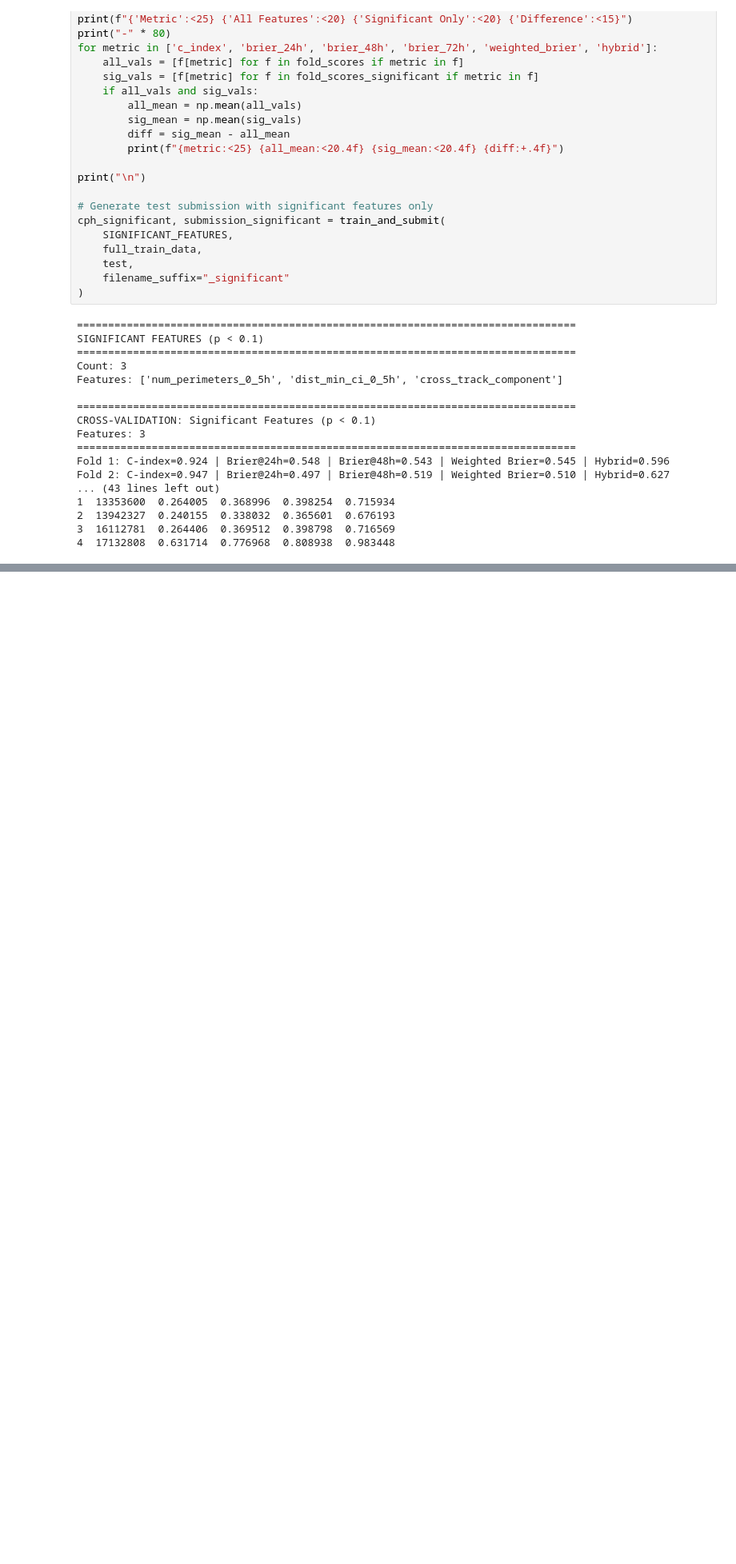
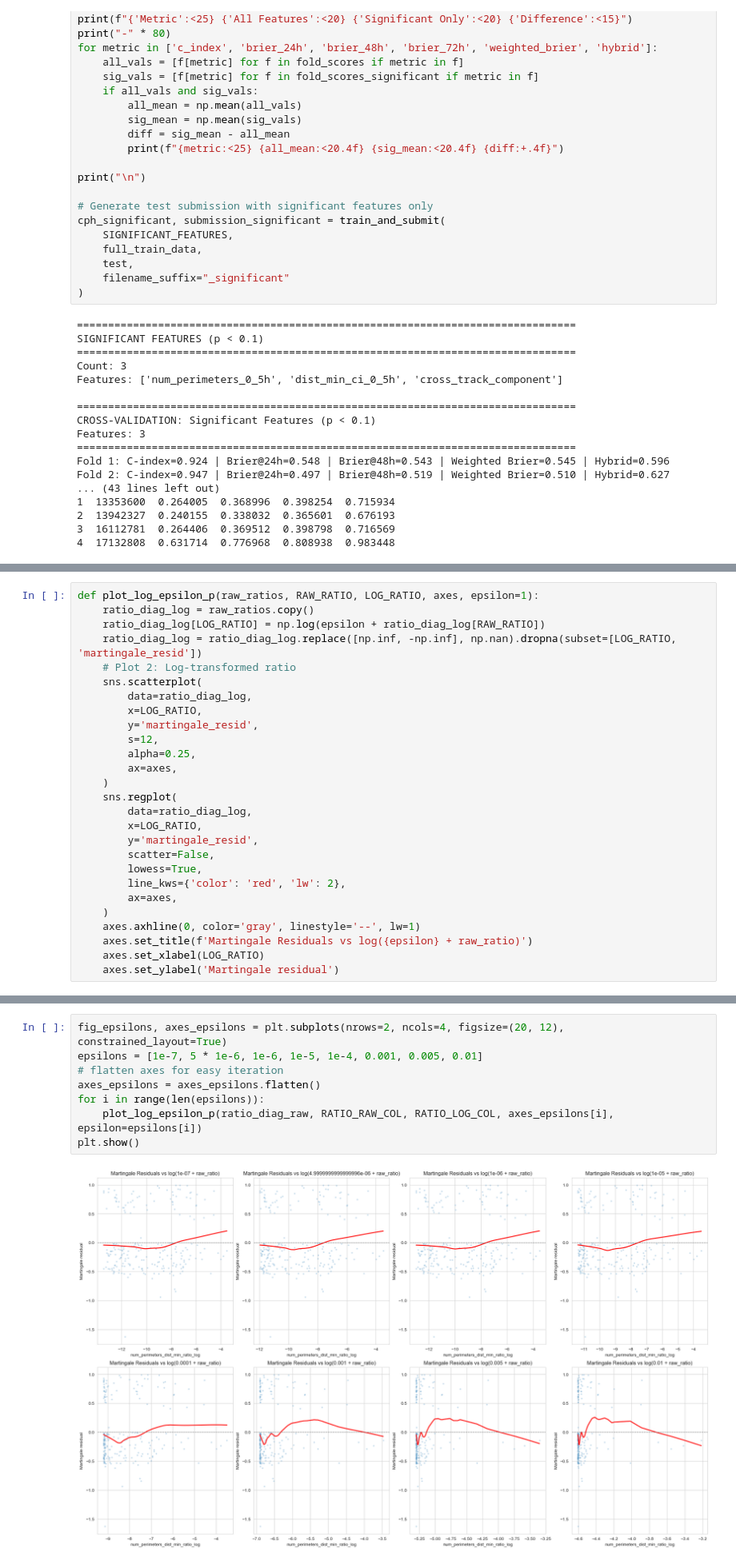
Before and after one commit to aydinkhan2005/Fire-Risk-Predictor, a Jupyter notebook: draft.ipynb, the cells around one changed output, grey strips where cells are left out. Shown at 80% size. Cells and saved outputs as stored; diff of their text form; blank space fills up the shorter version.

```diff
--- a/draft.ipynb
+++ b/draft.ipynb
@@ -443,0 +597,27 @@ Fold 2: C-index=0.947 | Brier@24h=0.497 | Brier@48h=0.519 | Weighted Brier=0.510
+# %%
+def plot_log_epsilon_p(raw_ratios, RAW_RATIO, LOG_RATIO, axes, epsilon=1):
+    ratio_diag_log = raw_ratios.copy()
+    ratio_diag_log[LOG_RATIO] = np.log(epsilon + ratio_diag_log[RAW_RATIO])
+    ratio_diag_log = ratio_diag_log.replace([np.inf, -np.inf], np.nan).dropna(subset=[LOG_RATIO, 'martingale_resid'])
+    # Plot 2: Log-transformed ratio
+    sns.scatterplot(
+        data=ratio_diag_log,
+        x=LOG_RATIO,
+        y='martingale_resid',
+        s=12,
+        alpha=0.25,
+        ax=axes,
+    )
+    sns.regplot(
+        data=ratio_diag_log,
+        x=LOG_RATIO,
+        y='martingale_resid',
+        scatter=False,
+        lowess=True,
+        line_kws={'color': 'red', 'lw': 2},
+        ax=axes,
+    )
+    axes.axhline(0, color='gray', linestyle='--', lw=1)
+    axes.set_title(f'Martingale Residuals vs log({epsilon} + raw_ratio)')
+    axes.set_xlabel(LOG_RATIO)
+    axes.set_ylabel('Martingale residual')
@@ -443,0 +654,10 @@ Fold 2: C-index=0.947 | Brier@24h=0.497 | Brier@48h=0.519 | Weighted Brier=0.510
+# %%
+fig_epsilons, axes_epsilons = plt.subplots(nrows=2, ncols=4, figsize=(20, 12), constrained_layout=True)
+epsilons = [1e-7, 5 * 1e-6, 1e-6, 1e-5, 1e-4, 0.001, 0.005, 0.01]
+# flatten axes for easy iteration
+axes_epsilons = axes_epsilons.flatten()
+for i in range(len(epsilons)):
+    plot_log_epsilon_p(ratio_diag_raw, RATIO_RAW_COL, RATIO_LOG_COL, axes_epsilons[i], epsilon=epsilons[i])
+plt.show()
+# %% [output]
+[figure, added]
```
Also changed, not shown: parts of 11 cells of this notebook, 2 other files.
